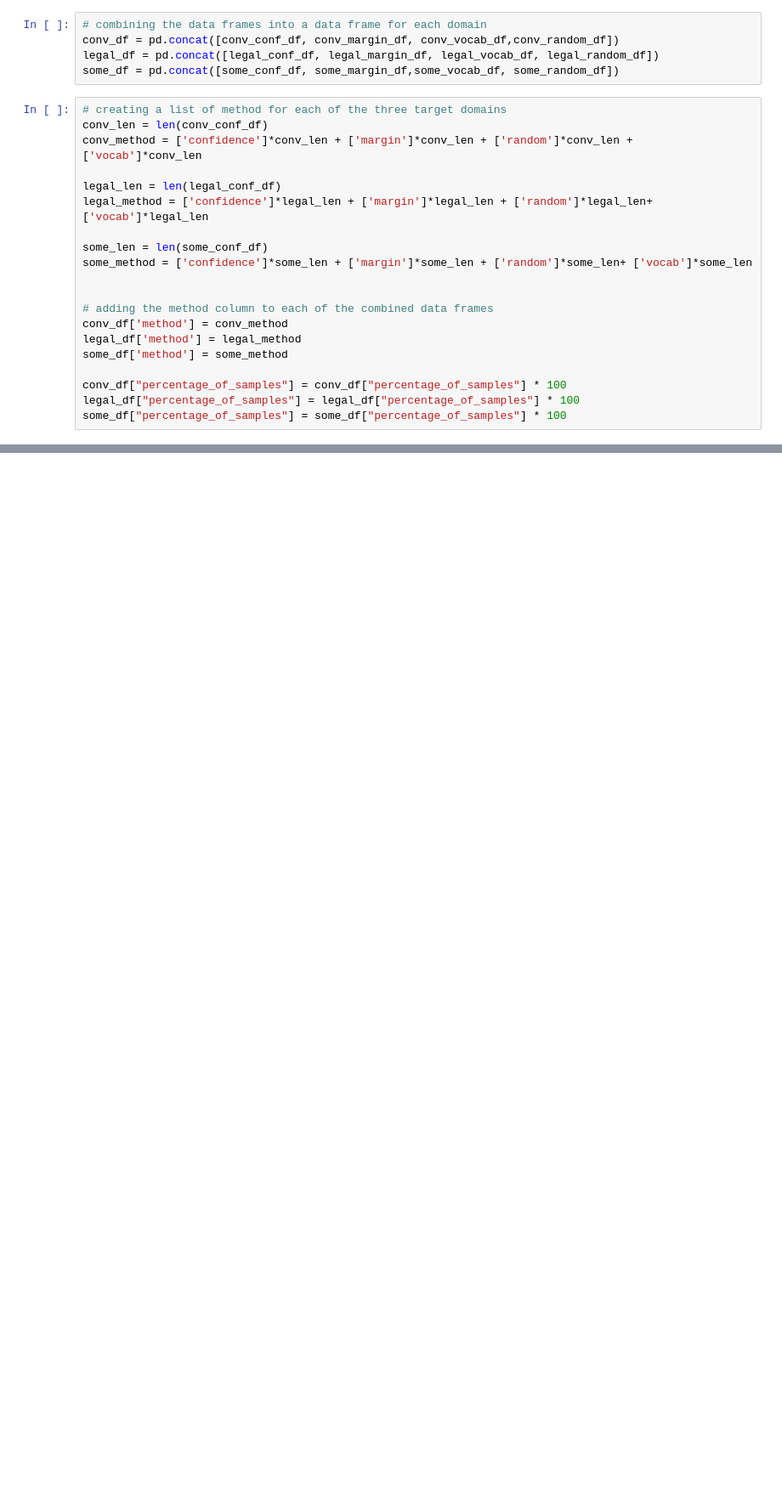
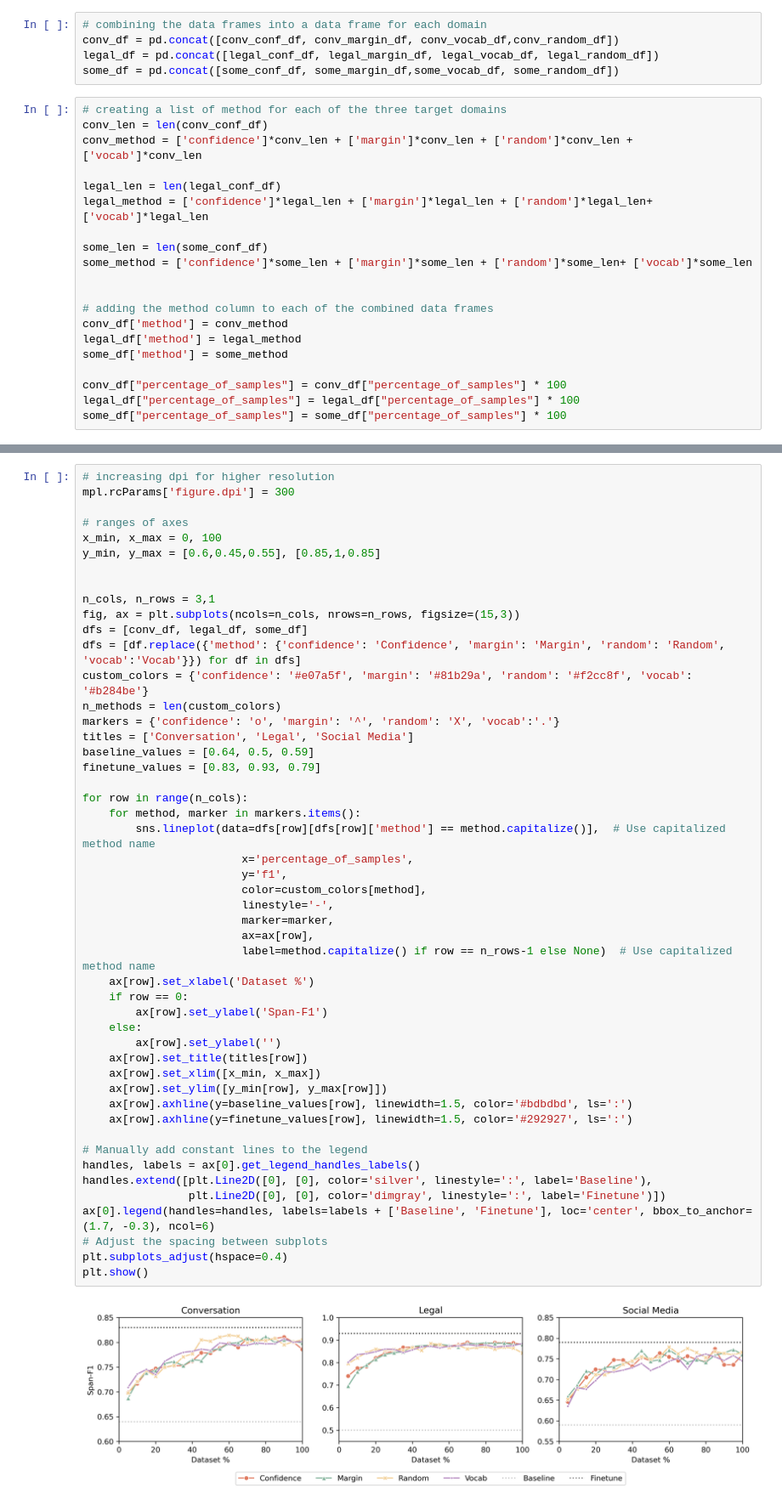
Before and after one commit to krusand/CrossNER-Active-Learning, a Jupyter notebook: results_plots.ipynb, the cells around one changed output, grey strips where cells are left out. Shown at 85% size. Cells and saved outputs as stored; diff of their text form; blank space fills up the shorter version.

```diff
--- a/results_plots.ipynb
+++ b/results_plots.ipynb
@@ -102,0 +118,51 @@ plt.show()
+# %%
+# increasing dpi for higher resolution
+mpl.rcParams['figure.dpi'] = 300
+
+# ranges of axes
+x_min, x_max = 0, 100
+y_min, y_max = [0.6,0.45,0.55], [0.85,1,0.85]
+
+
+n_cols, n_rows = 3,1
+fig, ax = plt.subplots(ncols=n_cols, nrows=n_rows, figsize=(15,3))
+dfs = [conv_df, legal_df, some_df]
+dfs = [df.replace({'method': {'confidence': 'Confidence', 'margin': 'Margin', 'random': 'Random', 'vocab':'Vocab'}}) for df in dfs]
+custom_colors = {'confidence': '#e07a5f', 'margin': '#81b29a', 'random': '#f2cc8f', 'vocab': '#b284be'}
+n_methods = len(custom_colors)
+markers = {'confidence': 'o', 'margin': '^', 'random': 'X', 'vocab':'.'}
+titles = ['Conversation', 'Legal', 'Social Media']
+baseline_values = [0.64, 0.5, 0.59]
+finetune_values = [0.83, 0.93, 0.79]
+
+for row in range(n_cols):
+    for method, marker in markers.items():
+        sns.lineplot(data=dfs[row][dfs[row]['method'] == method.capitalize()],  # Use capitalized method name
+                        x='percentage_of_samples',
+                        y='f1',
+                        color=custom_colors[method],
+                        linestyle='-',
+                        marker=marker,
+                        ax=ax[row],
+                        label=method.capitalize() if row == n_rows-1 else None)  # Use capitalized method name
+    ax[row].set_xlabel('Dataset %')
+    if row == 0:
+        ax[row].set_ylabel('Span-F1')
+    else:
+        ax[row].set_ylabel('')
+    ax[row].set_title(titles[row])
+    ax[row].set_xlim([x_min, x_max])
+    ax[row].set_ylim([y_min[row], y_max[row]])
+    ax[row].axhline(y=baseline_values[row], linewidth=1.5, color='#bdbdbd', ls=':')
+    ax[row].axhline(y=finetune_values[row], linewidth=1.5, color='#292927', ls=':')
+
+# Manually add constant lines to the legend
+handles, labels = ax[0].get_legend_handles_labels()
+handles.extend([plt.Line2D([0], [0], color='silver', linestyle=':', label='Baseline'),
+                plt.Line2D([0], [0], color='dimgray', linestyle=':', label='Finetune')])
+ax[0].legend(handles=handles, labels=labels + ['Baseline', 'Finetune'], loc='center', bbox_to_anchor=(1.7, -0.3), ncol=6)
+# Adjust the spacing between subplots
+plt.subplots_adjust(hspace=0.4)
+plt.show()
+# %% [output]
+[figure, added]
```
Also changed, not shown: parts of 2 cells of this notebook.
